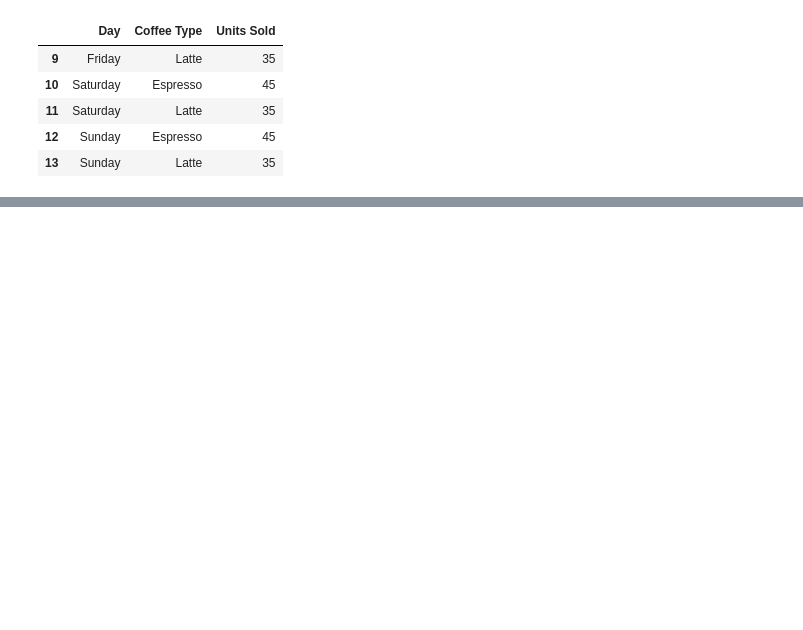
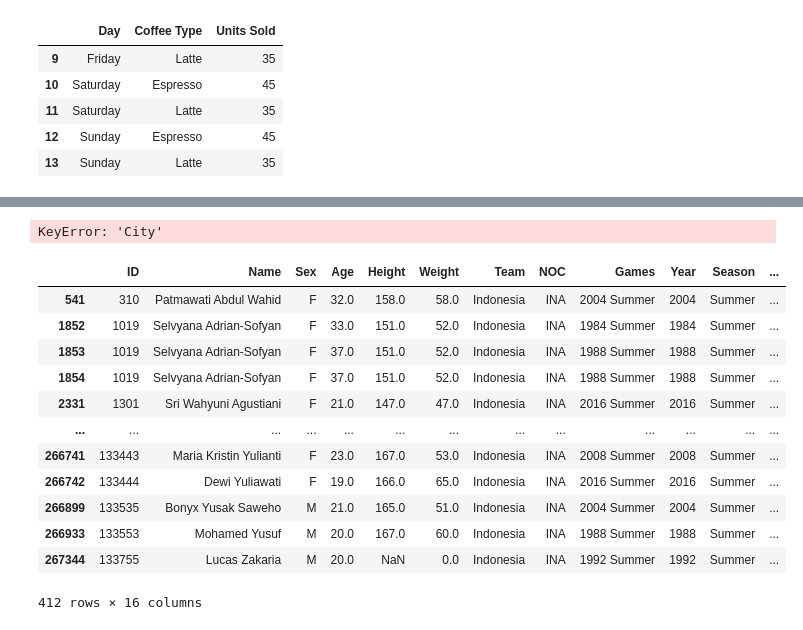
Before and after one commit to ihyaulumuddin044/pandas, a Jupyter notebook: coffee_dataset.ipynb, the cells around one changed output, grey strips where cells are left out. Drawn from its saved outputs; the diff is of its cells as text; code cells hidden in the pictures; blank space fills up the shorter version.

```diff
--- a/coffee_dataset.ipynb
+++ b/coffee_dataset.ipynb
@@ -37,0 +135,13 @@ coffee.tail()
+# %%
+olympic['Age'] = olympic['Age'].fillna(0)  # Isi NaN dengan 0 untuk Age
+olympic['Weight'] = olympic['Weight'].fillna(0)
+
+def chategoryAthlete(row):
+  if row['Age'] <= 20 and row['Weight'] <= 60:
+    return 'Youth lightwight'
+  elif row['Age'] <= 25 and row['Weight'] <= 70:
+    return 'Youth middleweight'
+  else:
+    return 'Adult'
+
+olympic['Chategory'] = olympic.apply(chategoryAthlete, axis=1)
@@ -37,0 +173,21 @@ coffee.tail()
+# %%
+region = pd.merge(coffee, nocs, left_on='City', right_on='NOC', how='right')
+# %% [output]
+KeyError: 'City'
+# %%
+olympic_INA = olympic[olympic['NOC'] == 'INA']
+olympic_INA
+# %% [output]
+|  | ID | Name | Sex | Age | Height | Weight | Team | NOC | Games | Year | Season | ... |
+| 541 | 310 | Patmawati Abdul Wahid | F | 32.0 | 158.0 | 58.0 | Indonesia | INA | 2004 Summer | 2004 | Summer | ... |
+| 1852 | 1019 | Selvyana Adrian-Sofyan | F | 33.0 | 151.0 | 52.0 | Indonesia | INA | 1984 Summer | 1984 | Summer | ... |
+| 1853 | 1019 | Selvyana Adrian-Sofyan | F | 37.0 | 151.0 | 52.0 | Indonesia | INA | 1988 Summer | 1988 | Summer | ... |
+| 1854 | 1019 | Selvyana Adrian-Sofyan | F | 37.0 | 151.0 | 52.0 | Indonesia | INA | 1988 Summer | 1988 | Summer | ... |
+| 2331 | 1301 | Sri Wahyuni Agustiani | F | 21.0 | 147.0 | 47.0 | Indonesia | INA | 2016 Summer | 2016 | Summer | ... |
+| ... | ... | ... | ... | ... | ... | ... | ... | ... | ... | ... | ... | ... |
+| 266741 | 133443 | Maria Kristin Yulianti | F | 23.0 | 167.0 | 53.0 | Indonesia | INA | 2008 Summer | 2008 | Summer | ... |
+| 266742 | 133444 | Dewi Yuliawati | F | 19.0 | 166.0 | 65.0 | Indonesia | INA | 2016 Summer | 2016 | Summer | ... |
+| 266899 | 133535 | Bonyx Yusak Saweho | M | 21.0 | 165.0 | 51.0 | Indonesia | INA | 2004 Summer | 2004 | Summer | ... |
+| 266933 | 133553 | Mohamed Yusuf | M | 20.0 | 167.0 | 60.0 | Indonesia | INA | 1988 Summer | 1988 | Summer | ... |
+| 267344 | 133755 | Lucas Zakaria | M | 20.0 | NaN | 0.0 | Indonesia | INA | 1992 Summer | 1992 | Summer | ... |
+412 rows × 16 columns
```
Also changed, not shown: parts of 13 cells of this notebook.
